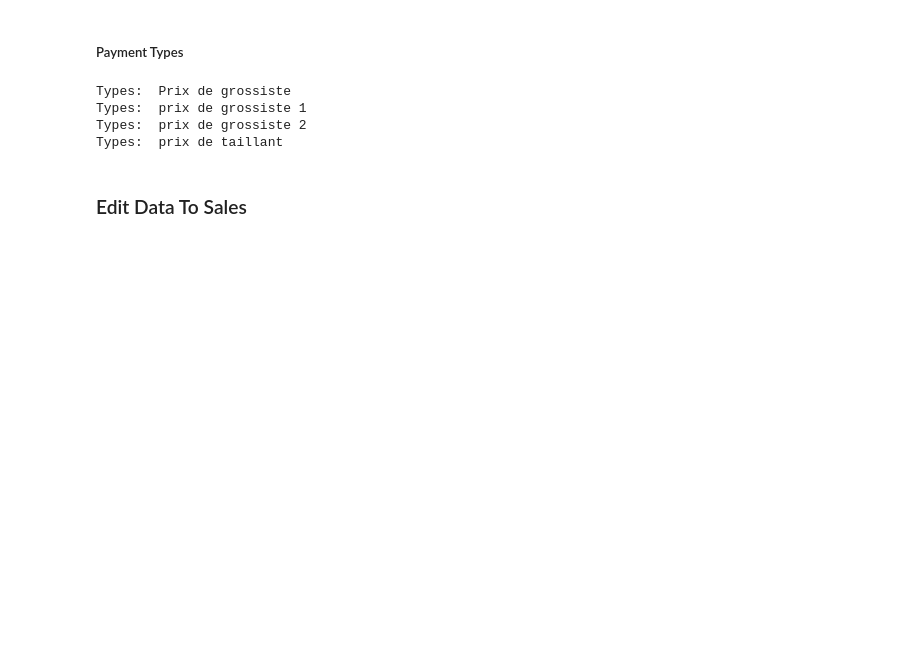
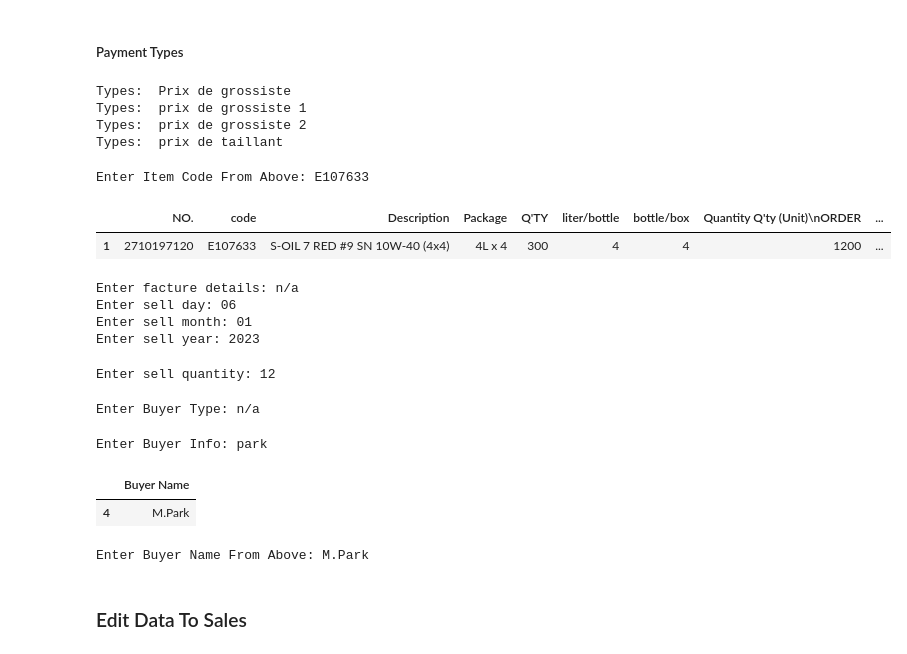
Before and after one commit to paulpark6/SalesSummary, a Jupyter notebook: JupyterNotebookFiles/SalesUpdates.ipynb, the cells around one changed output. Drawn from its saved outputs; the diff is of its cells as text; code cells hidden in the pictures; blank space fills up the shorter version.

```diff
--- a/JupyterNotebookFiles/SalesUpdates.ipynb
+++ b/JupyterNotebookFiles/SalesUpdates.ipynb
@@ -52,7 +52,7 @@ clients = pd.read_csv(path_data + file_client)
 ##### First enter product name to find code!
 # %%
 product_name = input("Enter Product Name: ")
-c_products = cStock[cStock['Description'].str.contains(product_name)]
+c_products = cStock[cStock['Description'].str.contains(product_name, case=False)]
 c_products
 # %% [output]
 Enter Product Name: 10W-40
@@ -76,16 +76,9 @@ Types:  prix de grossiste 2
 Types:  prix de taillant
 # %%
 sell_code = input('Enter Item Code From Above: ')
-sell_product = input('Enter Product Name From Above: ')
-sell_facture = input('Enter facture details: ')
-sell_day = input('Enter sell day: ')
-sell_month = input('Enter sell month: ')
-sell_year = input('Enter sell year: ')
-sell_qty = input('Enter sell quantity: ')
-sell_buyerType = input('Enter Buyer Type: ')
-sell_buyerName = input('Enter Buyer Name: ')
-sell_manager = input('Enter Sales Manager: ')
-sell_price = input('Enter Sales Price: ')
-sell_total = input('Enter Sales Total: ')
-sell_payment = input('Sell Payment Method: ')
-sell_remark = input('Sell Remark: ')
+item = c_products.loc[c_products['code']==sell_code]
+item
+# %% [output]
+Enter Item Code From Above: E107633
+|  | NO. | code | Description | Package | Q'TY | liter/bottle | bottle/box | Quantity Q'ty (Unit)\nORDER | ... |
+| 1 | 2710197120 | E107633 | S-OIL 7 RED #9 SN 10W-40 (4x4) | 4L x 4 | 300 | 4 | 4 | 1200 | ... |
@@ -91,0 +87,33 @@ sell_remark = input('Sell Remark: ')
+# %%
+sell_facture = input('Enter facture details: ')
+sell_day = int(input('Enter sell day: '))
+sell_month = int(input('Enter sell month: '))
+sell_year = int(input('Enter sell year: '))
+# %% [output]
+Enter facture details: n/a
+Enter sell day: 06
+Enter sell month: 01
+Enter sell year: 2023
+# %%
+max_qty = item.iloc[:,7].tolist()[0]
+sell_qty = int(input('Enter sell quantity: '))
+while sell_qty > max_qty:
+    sell_qty = int(input('Enter sell quantity AGAIN (MAX amount is ' + str(max_qty) + '): '))
+# %% [output]
+Enter sell quantity: 12
+# %%
+sell_buyerType = input('Enter Buyer Type: ')
+# %% [output]
+Enter Buyer Type: n/a
+# %%
+sell_buyerName = input('Enter Buyer Info: ')
+client = clients[clients['Buyer Name'].str.contains(sell_buyerName,case=False)]
+client
+# %% [output]
+Enter Buyer Info: park
+|  | Buyer Name |
+| 4 | M.Park |
+# %%
+sell_buyerName = input('Enter Buyer Name From Above: ')
+# %% [output]
+Enter Buyer Name From Above: M.Park
```
Also changed, not shown: parts of 6 cells of this notebook.
